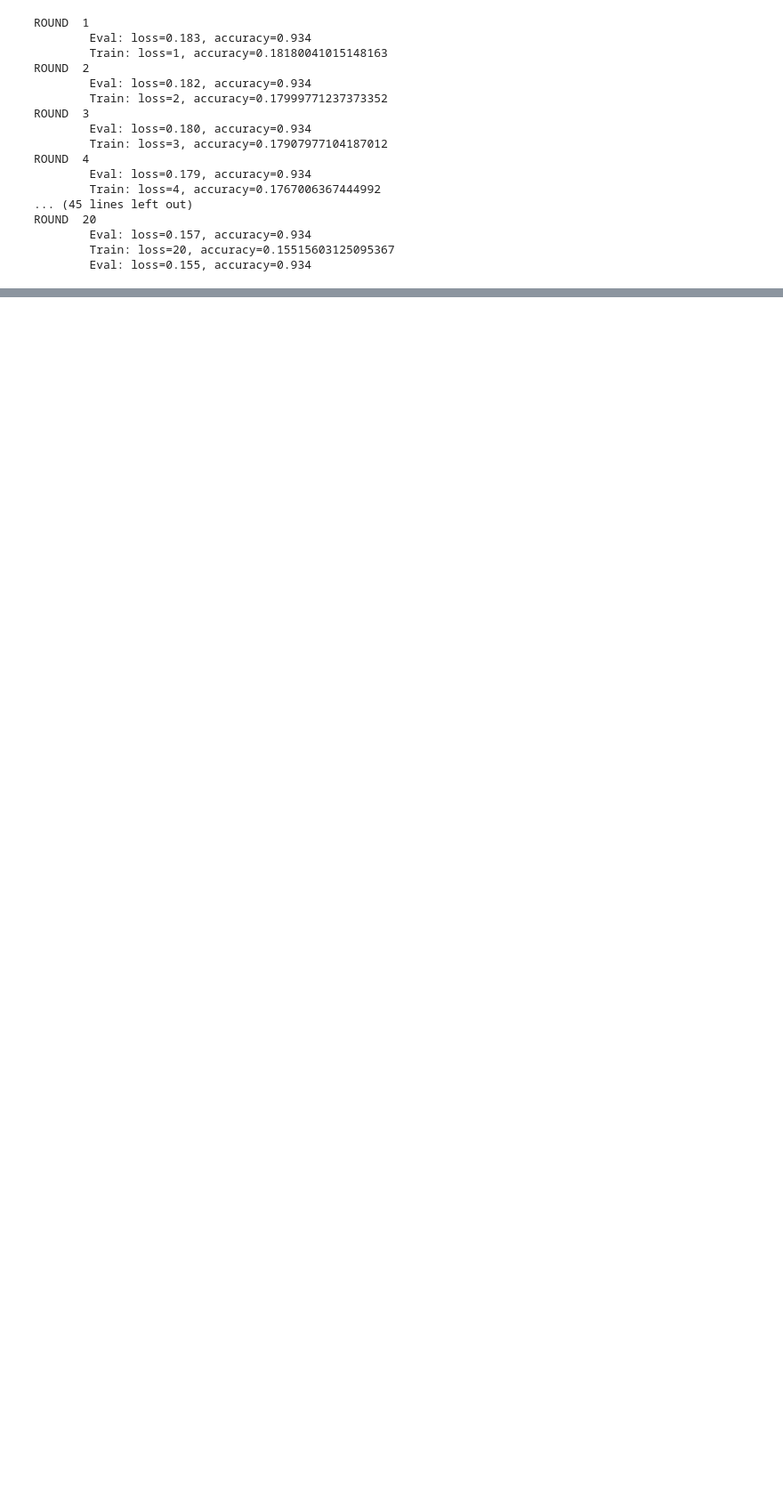
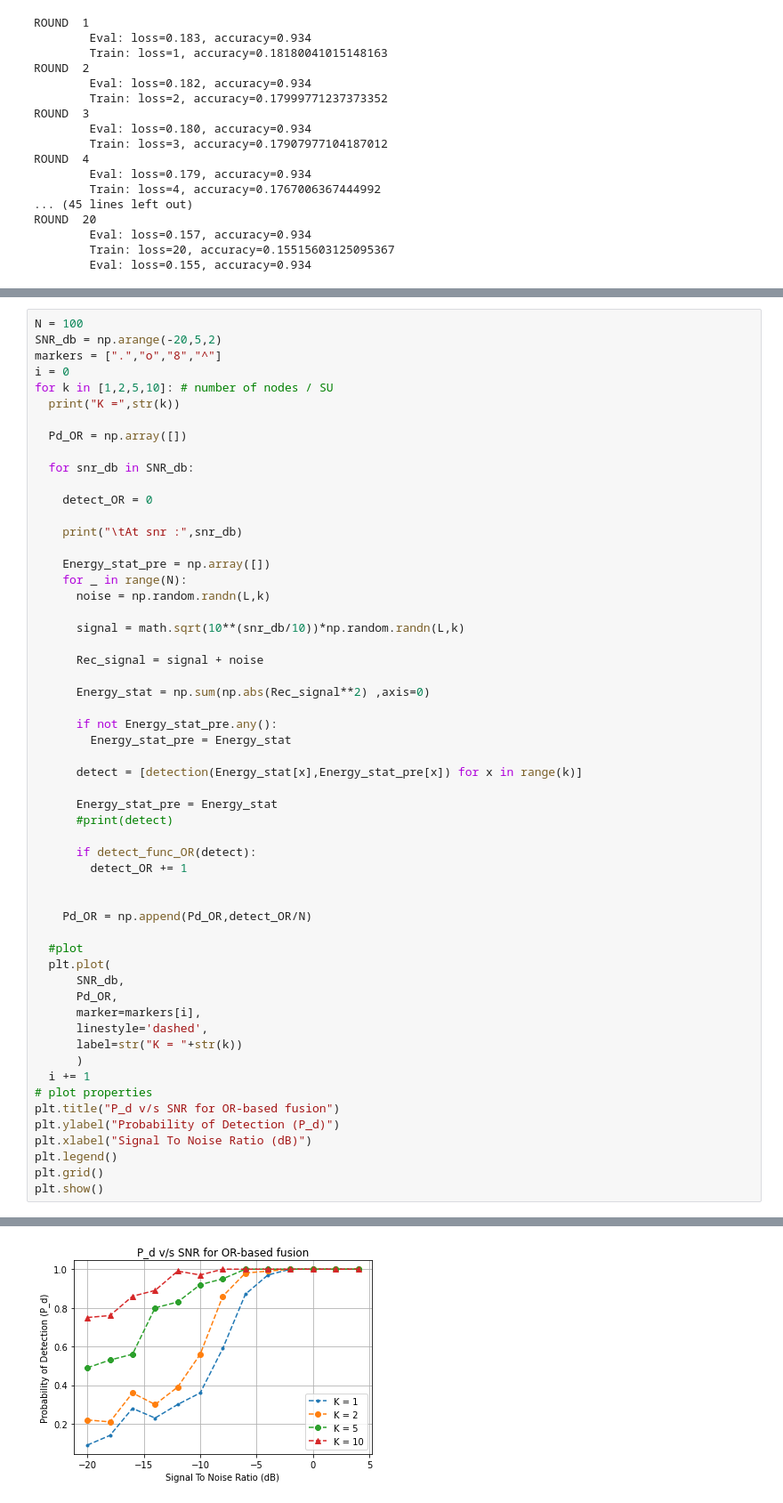
Before and after one commit to arpitvaghela/DSA_FL, a Jupyter notebook: Copy_of_FL_test.ipynb, the cells around one changed output, grey strips where cells are left out. Shown at 89% size. Saved outputs shown, nothing was run; the diff lists cells and outputs as text; blank space fills up the shorter version.

```diff
--- a/Copy_of_FL_test.ipynb
+++ b/Copy_of_FL_test.ipynb
@@ -524,0 +705,57 @@ plt.show()
+# %%
+N = 100
+SNR_db = np.arange(-20,5,2)
+markers = [".","o","8","^"]
+i = 0
+for k in [1,2,5,10]: # number of nodes / SU
+  print("K =",str(k))
+
+  Pd_OR = np.array([])
+
+  for snr_db in SNR_db:
+
+    detect_OR = 0
+
+    print("\tAt snr :",snr_db)
+
+    Energy_stat_pre = np.array([])
+    for _ in range(N):
+      noise = np.random.randn(L,k)
+
+      signal = math.sqrt(10**(snr_db/10))*np.random.randn(L,k)
+
+      Rec_signal = signal + noise
+
+      Energy_stat = np.sum(np.abs(Rec_signal**2) ,axis=0)
+
+      if not Energy_stat_pre.any():
+        Energy_stat_pre = Energy_stat
+
+      detect = [detection(Energy_stat[x],Energy_stat_pre[x]) for x in range(k)]
+
+      Energy_stat_pre = Energy_stat
+      #print(detect)
+
+      if detect_func_OR(detect):
+        detect_OR += 1
+
+
+    Pd_OR = np.append(Pd_OR,detect_OR/N)
+
+  #plot
+  plt.plot(
+      SNR_db,
+      Pd_OR,
+      marker=markers[i],
+      linestyle='dashed',
+      label=str("K = "+str(k))
+      )
+  i += 1
+# plot properties
+plt.title("P_d v/s SNR for OR-based fusion")
+plt.ylabel("Probability of Detection (P_d)")
+plt.xlabel("Signal To Noise Ratio (dB)")
+plt.legend()
+plt.grid()
+plt.show()
+# %% [output]
@@ -524,0 +779 @@ plt.show()
+[figure, added]
```
Also changed, not shown: parts of 18 cells of this notebook.
